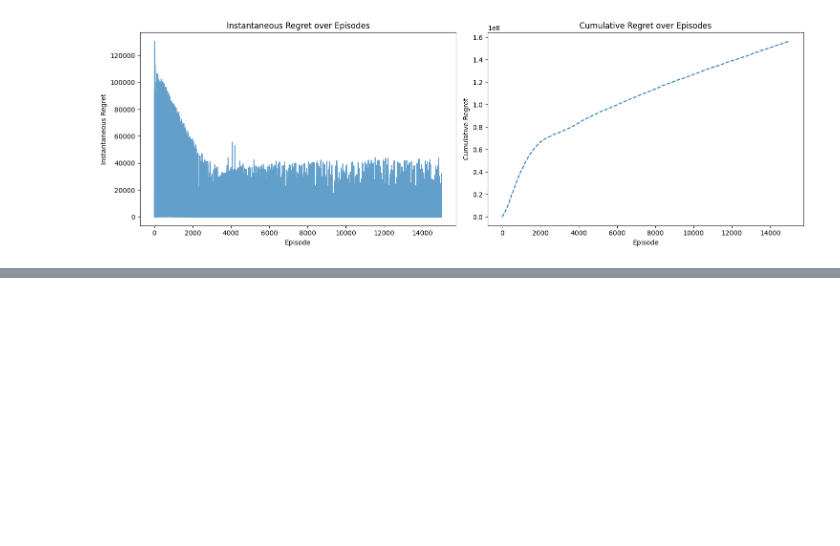
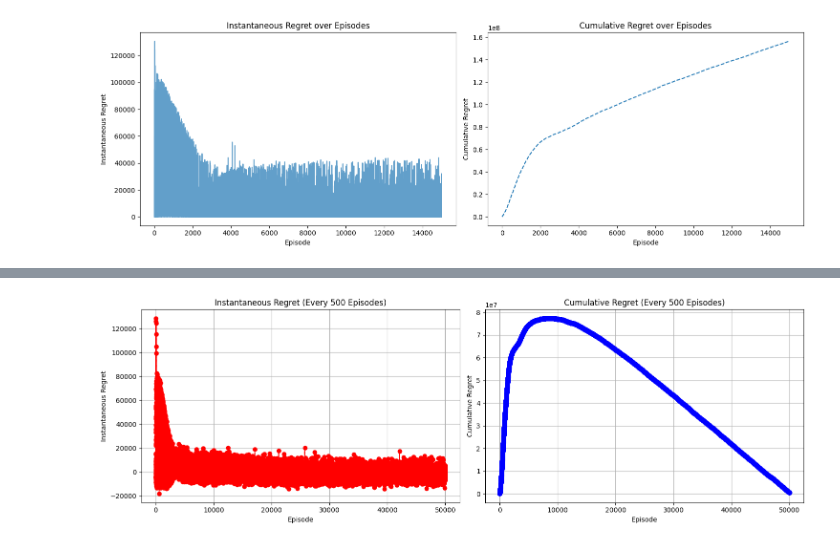
Before and after one commit to TomatoChocolate12/tabular-RL-project, a Jupyter notebook: mc.ipynb, the cells around one changed output, grey strips where cells are left out. Cells and saved outputs as stored; diff of their text form; code cells hidden in the pictures; blank space fills up the shorter version.

```diff
--- a/mc.ipynb
+++ b/mc.ipynb
@@ -1790,0 +2051,30 @@ plt.show()
+# %%
+plot_interval = 1
+episodes_to_plot = range(0, num_episodes, plot_interval)
+
+# Filter regret values
+filtered_instantaneous_regret = [instantaneous_regret[i] for i in episodes_to_plot]
+filtered_cumulative_regret = [cumulative_regret[i] for i in episodes_to_plot]
+
+# Create a figure with two subplots
+fig, axs = plt.subplots(1, 2, figsize=(15, 5))
+
+# Plot instantaneous regret
+axs[0].plot(episodes_to_plot, filtered_instantaneous_regret, marker='o', linestyle='dashed', color='r')
+axs[0].set_xlabel("Episode")
+axs[0].set_ylabel("Instantaneous Regret")
+axs[0].set_title("Instantaneous Regret (Every 500 Episodes)")
+axs[0].grid(True)
+
+# Plot cumulative regret
+axs[1].plot(episodes_to_plot, filtered_cumulative_regret, marker='o', linestyle='dashed', color='b')
+axs[1].set_xlabel("Episode")
+axs[1].set_ylabel("Cumulative Regret")
+axs[1].set_title("Cumulative Regret (Every 500 Episodes)")
+axs[1].grid(True)
+
+# Layout so plots do not overlap
+fig.tight_layout()
+plt.show()
+# %% [output]
+[figure, added]
```
Also changed, not shown: parts of 2 cells of this notebook.
